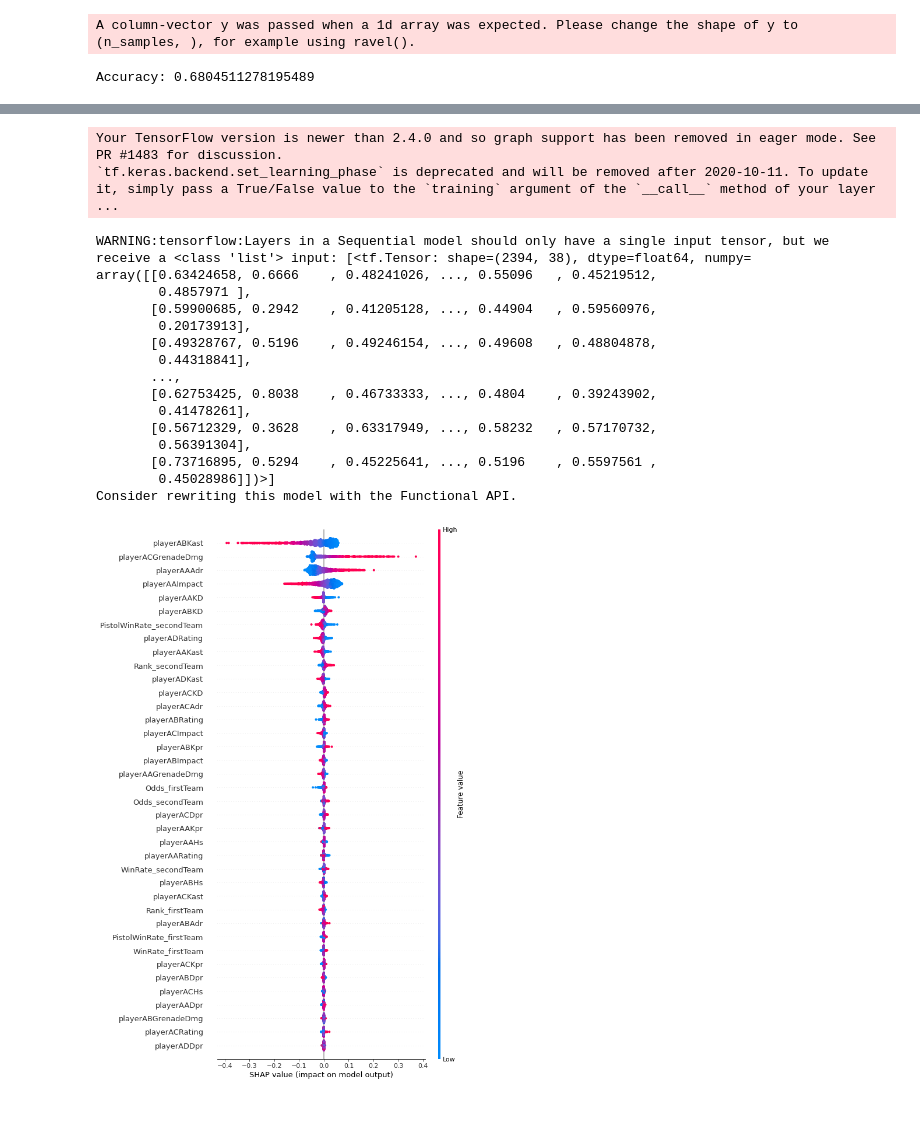
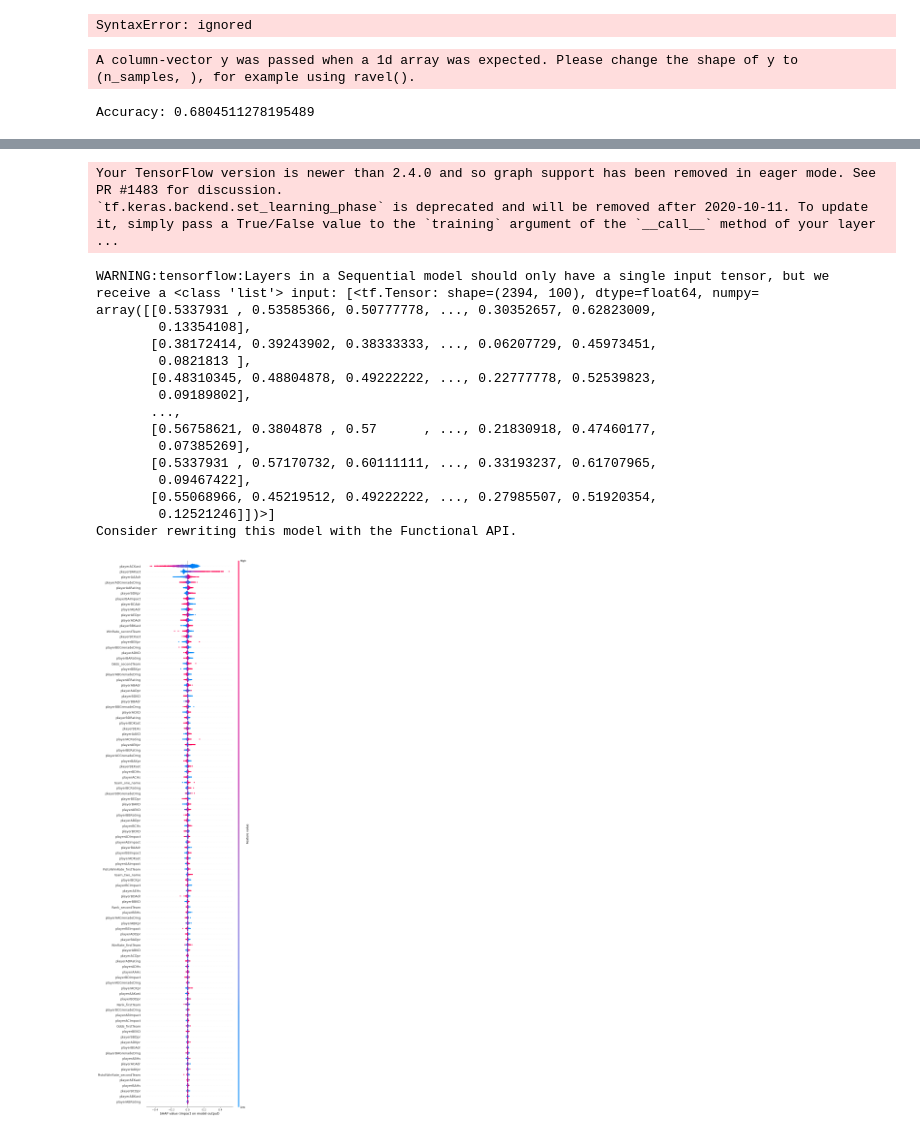
Before and after one commit to lotrmay/TensorFlow_Learning, a Jupyter notebook: bc.ipynb, the cells around one changed output, grey strips where cells are left out. Saved outputs shown, nothing was run; the diff lists cells and outputs as text; code cells hidden in the pictures.

```diff
--- a/bc.ipynb
+++ b/bc.ipynb
@@ -46,17 +46,22 @@ CSV_COLUMN_NAMES2=['Odds_firstTeam','Odds_secondTeam','Rank_firstTeam','Rank_sec
                   'playerBBRating','playerBBDpr','playerBBKast','playerBBImpact','playerBBAdr','playerBBKpr','playerBBHs','playerBBKD','playerBBGrenadeDmg',
                   'playerBCRating','playerBCDpr','playerBCKast','playerBCImpact','playerBCAdr','playerBCKpr','playerBCHs','playerBCKD','playerBCGrenadeDmg',
                   'playerBDRating','playerBDDpr','playerBDKast','playerBDImpact','playerBDAdr','playerBDKpr','playerBDHs','playerBDKD','playerBDGrenadeDmg',
-                  'playerBERating','playerBEDpr','playerBEKast','playerBEImpact','playerBEAdr','playerBEKpr','playerBEHs','playerBEKD','playerBEGrenadeDmg']
+                  'playerBERating','playerBEDpr','playerBEKast','playerBEImpact','playerBEAdr','playerBEKpr','playerBEHs','playerBEKD','playerBEGrenadeDmg','team_one_name','team_two_name']
 RESULTS=['0','1']
 
 
 train=pd.read_csv('/content/pokus.csv',sep=";",names=CSV_COLUMN_NAMES,error_bad_lines=False,header=None)
 print(train.shape)
+
+train['team_one_name']=pd.Categorical(train['team_one_name']).codes
+train['team_two_name']=pd.Categorical(train['team_two_name']).codes
+
 #train_y=train.pop('Result')
 #test_y=test.pop('Result')
 train.pop('Match_link')
 train.pop('team_one_name')
 train.pop('team_two_name')
+
 '''
 train.pop('playerAAGrenadeDmg')
 train.pop('playerABGrenadeDmg')
@@ -184,7 +189,7 @@ X = train[predictors].values
 y = train[target_column].values
 #print(X)
 
-X_train, X_test, y_train, y_test = train_test_split(X, y, test_size=0.15, random_state=999)#32 #888
+X_train, X_test, y_train, y_test = train_test_split(X, y, test_size=0.15, random_state=888)#32 #888
 print(X_train.shape); print(X_test.shape)
 #y_train = np_utils.to_categorical(y_train)
 #y_test = np_utils.to_categorical(y_test)#tohle nepoužívám, protože mám sigmoid a výsledky můžou být jen 1 nebo 0, takže to není nutné dělat  z toho kategorizační vektory
@@ -194,16 +199,14 @@ count_classes = y_test.shape[1]
 model = Sequential()
 model.add(Dense(98, activation='relu'))
 model.add(keras.layers.Dropout(0.8))
-model.add(Dense(30, activation='relu'))
+model.add(Dense(18, activation='relu'))
 model.add(keras.layers.Dropout(0.5))
-model.add(Dense(15, activation='relu'))
-model.add(keras.layers.Dropout(0.5))
-model.add(Dense(5, activation='relu'))
+model.add(Dense(6, activation='relu'))
 model.add(keras.layers.Dropout(0.5))
 model.add(Dense(1, activation='sigmoid'))#binary sigmoid     categorical softmax
 
 
-model.compile(optimizer=keras.optimizers.SGD(learning_rate=0.05), #keras.optimizers.SGD(learning_rate=0.01)
+model.compile(optimizer=keras.optimizers.Adadelta(learning_rate=0.06), #keras.optimizers.SGD(learning_rate=0.01)
               loss='binary_crossentropy',
               metrics=['accuracy'])
 #change number of hidden layers and change the learning rate up to 0.9
@@ -269,3 +287,11 @@ plt.show()
+# %%
+pd.set_option("display.max_rows", 999)
+pd.set_option("display.max_columns", 999)
+pd.set_option("expand_frame_repr", True)
+pd.set_option("large_repr", "info")
+model.layers[0].get_weights()[0][98]
+# %% [output]
+SyntaxError: ignored
 # %%
 from sklearn import metrics
 from sklearn import svm
@@ -289,6 +315,17 @@ Accuracy: 0.6804511278195489
 import shap
 import xgboost
 
+CSV_COLUMN_NAMES2=['Odds_firstTeam','Odds_secondTeam','Rank_firstTeam','Rank_secondTeam','WinRate_firstTeam','WinRate_secondTeam','PistolWinRate_firstTeam','PistolWinRate_secondTeam',
+                  'playerAARating','playerAADpr','playerAAKast','playerAAImpact','playerAAAdr','playerAAKpr','playerAAHs','playerAAKD','playerAAGrenadeDmg',
+                  'playerABRating','playerABDpr','playerABKast','playerABImpact','playerABAdr','playerABKpr','playerABHs','playerABKD','playerABGrenadeDmg',
+                  'playerACRating','playerACDpr','playerACKast','playerACImpact','playerACAdr','playerACKpr','playerACHs','playerACKD','playerACGrenadeDmg',
+                  'playerADRating','playerADDpr','playerADKast','playerADImpact','playerADAdr','playerADKpr','playerADHs','playerADKD','playerADGrenadeDmg',
+                  'playerAERating','playerAEDpr','playerAEKast','playerAEImpact','playerAEAdr','playerAEKpr','playerAEHs','playerAEKD','playerAEGrenadeDmg',
+                  'playerBARating','playerBADpr','playerBAKast','playerBAImpact','playerBAAdr','playerBAKpr','playerBAHs','playerBAKD','playerBAGrenadeDmg',
+                  'playerBBRating','playerBBDpr','playerBBKast','playerBBImpact','playerBBAdr','playerBBKpr','playerBBHs','playerBBKD','playerBBGrenadeDmg',
+                  'playerBCRating','playerBCDpr','playerBCKast','playerBCImpact','playerBCAdr','playerBCKpr','playerBCHs','playerBCKD','playerBCGrenadeDmg',
+                  'playerBDRating','playerBDDpr','playerBDKast','playerBDImpact','playerBDAdr','playerBDKpr','playerBDHs','playerBDKD','playerBDGrenadeDmg',
+                  'playerBERating','playerBEDpr','playerBEKast','playerBEImpact','playerBEAdr','playerBEKpr','playerBEHs','playerBEKD','playerBEGrenadeDmg','team_one_name','team_two_name']
 shap.initjs()
 #explainer = shap.Explainer(model.predict, X_train)
 #shap_values = explainer.shap_values(np.array([[1.8,1.9,26,23,0.63,0.64,0.509,0.591,1.16,0.68,0.7,1.26,84.3,0.75,0.5,1.11,7.4,1.13,0.64,0.72,1.11,78.0,0.72,0.57,1.13,3.2,1.0,0.67,0.69,0.95,69.3,0.64,0.58,0.95,4.2,0.99,0.65,0.69,0.95,67.7,0.62,0.58,0.94,3.3,1.07,0.66,0.7,1.0675000000000001,74.825,0.6825,0.5575,1.0325000000000002,4.525,1.23,0.6,0.75,1.26,79.4,0.77,0.31,1.29,3.4,1.24,0.61,0.77,1.15,82.8,0.82,0.52,1.35,3.4,1.14,0.62,0.73,1.11,76.1,0.72,0.5,1.16,5.2,1.0,0.68,0.7,0.98,70.2,0.61,0.51,0.90,3.9,0.98,0.69,0.69,0.96,71.7,0.6,0.48,0.87,5.3]])
@@ -306,6 +343,6 @@ tmp = shap.Explanation(values = np.array(values, dtype=np.float32),
 
 #shap.plots.waterfall(tmp[5])
 #shap.plots.bar(tmp,max_display=98)
-shap.summary_plot(tmp, X_test,max_display=98)
+shap.summary_plot(tmp, X_test,max_display=100)
 # %% [output]
 [interactive output not drawn]
@@ -328,19 +365,19 @@ WARNING:tensorflow:Layers in a Sequential model should only have a single input
 Consider rewriting this model with the Functional API.
 Your TensorFlow version is newer than 2.4.0 and so graph support has been removed in eager mode. See PR #1483 for discussion.
 `tf.keras.backend.set_learning_phase` is deprecated and will be removed after 2020-10-11. To update it, simply pass a True/False value to the `training` argument of the `__call__` method of your layer ...
-WARNING:tensorflow:Layers in a Sequential model should only have a single input tensor, but we receive a <class 'list'> input: [<tf.Tensor: shape=(2394, 38), dtype=float64, numpy=
-array([[0.63424658, 0.6666    , 0.48241026, ..., 0.55096   , 0.45219512,
-        0.4857971 ],
-       [0.59900685, 0.2942    , 0.41205128, ..., 0.44904   , 0.59560976,
-        0.20173913],
-       [0.49328767, 0.5196    , 0.49246154, ..., 0.49608   , 0.48804878,
-        0.44318841],
+WARNING:tensorflow:Layers in a Sequential model should only have a single input tensor, but we receive a <class 'list'> input: [<tf.Tensor: shape=(2394, 100), dtype=float64, numpy=
+array([[0.5337931 , 0.53585366, 0.50777778, ..., 0.30352657, 0.62823009,
+        0.13354108],
+       [0.38172414, 0.39243902, 0.38333333, ..., 0.06207729, 0.45973451,
+        0.0821813 ],
+       [0.48310345, 0.48804878, 0.49222222, ..., 0.22777778, 0.52539823,
+        0.09189802],
        ...,
-       [0.62753425, 0.8038    , 0.46733333, ..., 0.4804    , 0.39243902,
-        0.41478261],
-       [0.56712329, 0.3628    , 0.63317949, ..., 0.58232   , 0.57170732,
-        0.56391304],
-       [0.73716895, 0.5294    , 0.45225641, ..., 0.5196    , 0.5597561 ,
-        0.45028986]])>]
+       [0.56758621, 0.3804878 , 0.57      , ..., 0.21830918, 0.47460177,
+        0.07385269],
+       [0.5337931 , 0.57170732, 0.60111111, ..., 0.33193237, 0.61707965,
+        0.09467422],
+       [0.55068966, 0.45219512, 0.49222222, ..., 0.27985507, 0.51920354,
+        0.12521246]])>]
 Consider rewriting this model with the Functional API.
-[figure, old version]
+[figure, new version]
```
Also changed, not shown: parts of 4 cells of this notebook.
